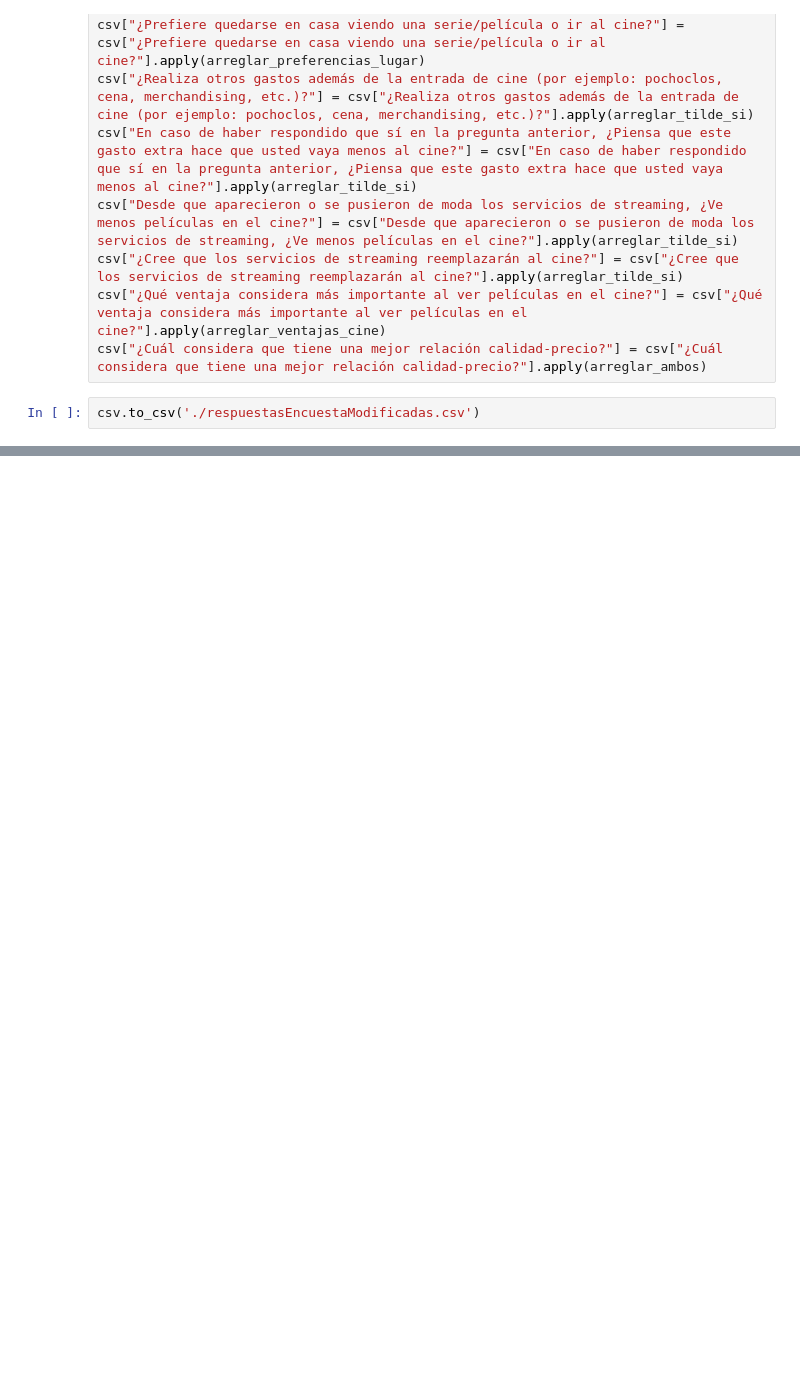
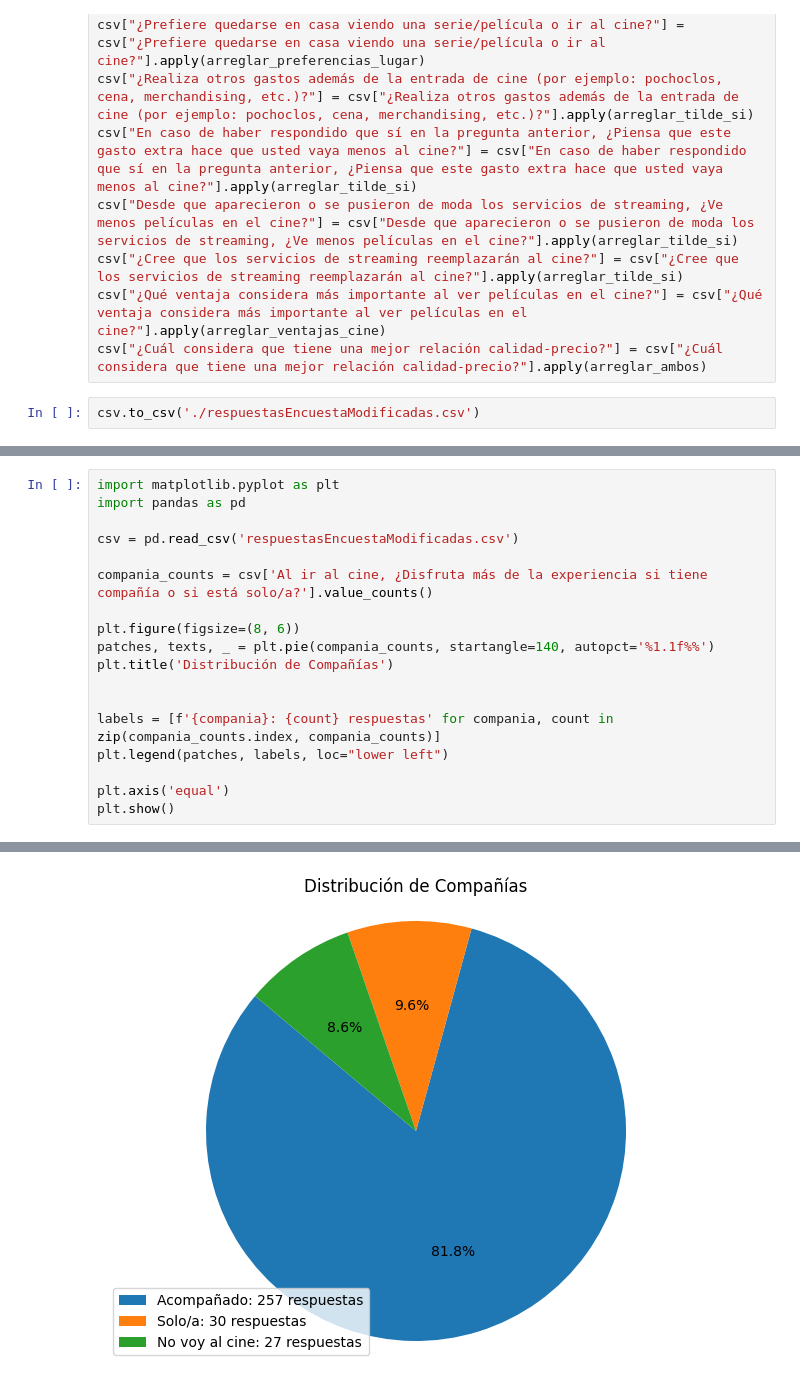
Before and after one commit to Incutti/TSopInfo_TPEncuesta, a Jupyter notebook: TpEncuesta.ipynb, the cells around one changed output, grey strips where cells are left out. Cells and saved outputs as stored; diff of their text form; blank space fills up the shorter version.

```diff
--- a/TpEncuesta.ipynb
+++ b/TpEncuesta.ipynb
@@ -100,0 +123,19 @@ csv.to_csv('./respuestasEncuestaModificadas.csv')
+# %%
+import matplotlib.pyplot as plt
+import pandas as pd
+
+csv = pd.read_csv('respuestasEncuestaModificadas.csv')
+
+compania_counts = csv['Al ir al cine, ¿Disfruta más de la experiencia si tiene compañía o si está solo/a?'].value_counts()
+
+plt.figure(figsize=(8, 6))
+patches, texts, _ = plt.pie(compania_counts, startangle=140, autopct='%1.1f%%')
+plt.title('Distribución de Compañías')
+
+
+labels = [f'{compania}: {count} respuestas' for compania, count in zip(compania_counts.index, compania_counts)]
+plt.legend(patches, labels, loc="lower left")
+
+plt.axis('equal')
+plt.show()
+# %% [output]
@@ -101,3 +159,4 @@ csv.to_csv('./respuestasEncuestaModificadas.csv')
+[figure, added]
 # %%
 import matplotlib.pyplot as plt
 import pandas as pd
```
Also changed, not shown: parts of 6 cells of this notebook.
